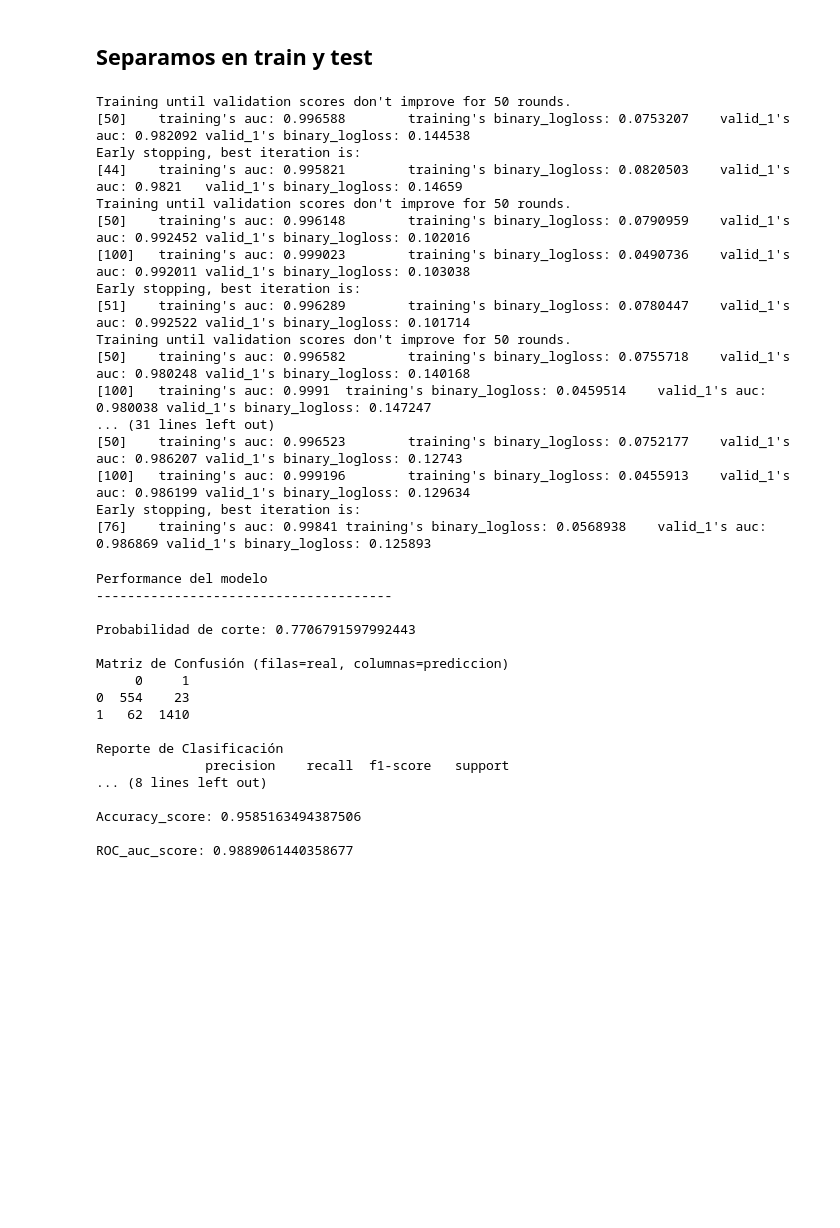
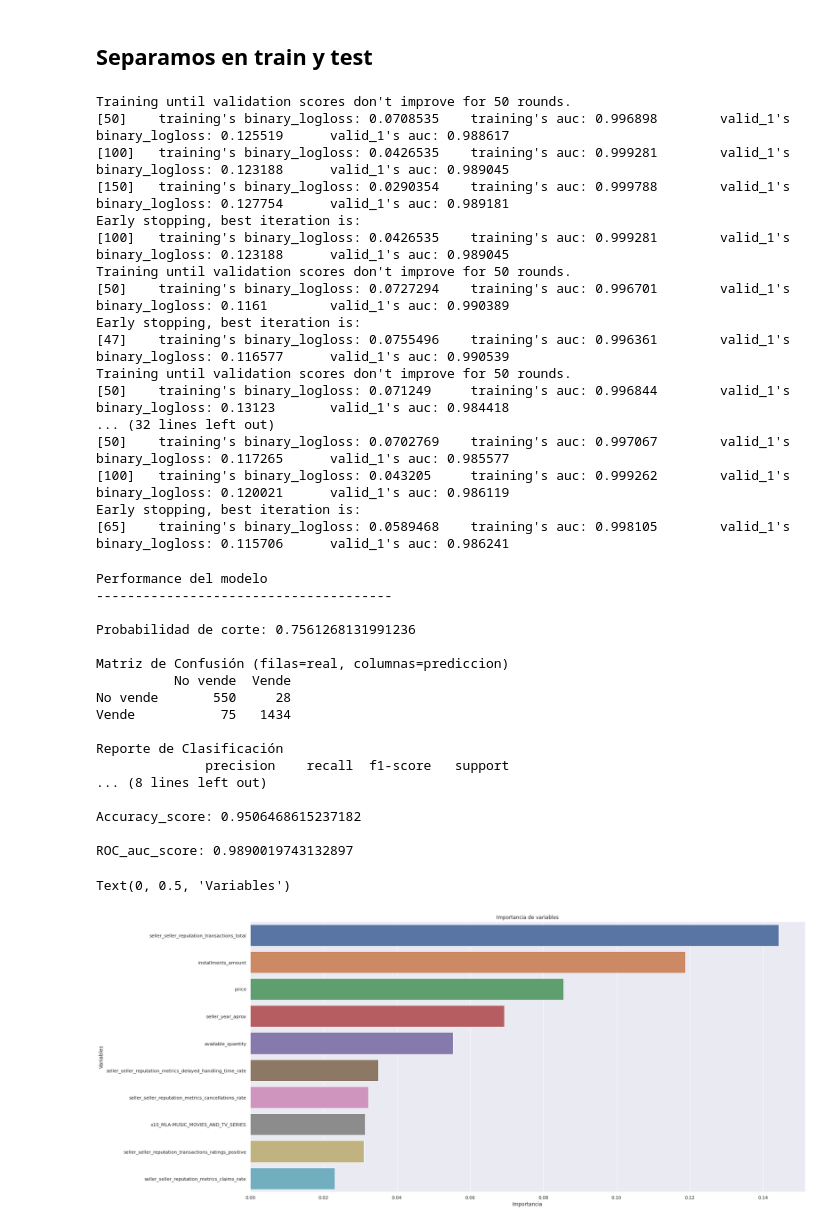
Before and after one commit to maxiuboldi/challenge_ml, a Jupyter notebook: model.ipynb, the cells around one changed output. Drawn from its saved outputs; the diff is of its cells as text; code cells hidden in the pictures; blank space fills up the shorter version.

```diff
--- a/model.ipynb
+++ b/model.ipynb
@@ -346,8 +352,8 @@ dtype: int64
 # %% [markdown]
 ## Separamos en train y test
 # %%
-train_data, test_data, train_target, test_target = train_test_split(data, target, test_size=TEST_SIZE,
-                                                                    random_state=SEED, stratify=target)
+train_data, test_data, train_target, test_target = train_test_split(data, target_bi, test_size=TEST_SIZE,
+                                                                    random_state=SEED, stratify=target_bi)
 # %%
 fi = []
 val_probs = []
@@ -358,10 +364,10 @@ for train_index, valid_index in StratifiedKFold(n_splits=K_FOLD, shuffle=True, r
                                                                                                         train_target):
     i += 1
     train_data_fold = train_data.iloc[train_index]
-    train_target_fold = train_target.loc[train_data.index].iloc[train_index]
+    train_target_fold = train_target[train_index]
 
     val_data_fold = train_data.iloc[valid_index]
-    val_target_fold = train_target.loc[train_data.index].iloc[valid_index]
+    val_target_fold = train_target[valid_index]
 
     learner = LGBMClassifier(n_estimators=10000, random_state=SEED, objective='binary')
     learner.fit(train_data_fold, train_target_fold, early_stopping_rounds=50, eval_metric="auc",
@@ -378,22 +384,22 @@ test_probs = pd.concat(test_probs, axis=1).mean(axis=1)
 fi = pd.concat(fi, axis=1).mean(axis=1).sort_values(ascending=False)
 # %% [output]
 Training until validation scores don't improve for 50 rounds.
-[50]    training's auc: 0.996588        training's binary_logloss: 0.0753207    valid_1's auc: 0.982092 valid_1's binary_logloss: 0.144538
+[50]    training's binary_logloss: 0.0708535    training's auc: 0.996898        valid_1's binary_logloss: 0.125519      valid_1's auc: 0.988617
+[100]   training's binary_logloss: 0.0426535    training's auc: 0.999281        valid_1's binary_logloss: 0.123188      valid_1's auc: 0.989045
+[150]   training's binary_logloss: 0.0290354    training's auc: 0.999788        valid_1's binary_logloss: 0.127754      valid_1's auc: 0.989181
 Early stopping, best iteration is:
-[44]    training's auc: 0.995821        training's binary_logloss: 0.0820503    valid_1's auc: 0.9821   valid_1's binary_logloss: 0.14659
+[100]   training's binary_logloss: 0.0426535    training's auc: 0.999281        valid_1's binary_logloss: 0.123188      valid_1's auc: 0.989045
 Training until validation scores don't improve for 50 rounds.
-[50]    training's auc: 0.996148        training's binary_logloss: 0.0790959    valid_1's auc: 0.992452 valid_1's binary_logloss: 0.102016
-[100]   training's auc: 0.999023        training's binary_logloss: 0.0490736    valid_1's auc: 0.992011 valid_1's binary_logloss: 0.103038
+[50]    training's binary_logloss: 0.0727294    training's auc: 0.996701        valid_1's binary_logloss: 0.1161        valid_1's auc: 0.990389
 Early stopping, best iteration is:
-[51]    training's auc: 0.996289        training's binary_logloss: 0.0780447    valid_1's auc: 0.992522 valid_1's binary_logloss: 0.101714
+[47]    training's binary_logloss: 0.0755496    training's auc: 0.996361        valid_1's binary_logloss: 0.116577      valid_1's auc: 0.990539
 Training until validation scores don't improve for 50 rounds.
-[50]    training's auc: 0.996582        training's binary_logloss: 0.0755718    valid_1's auc: 0.980248 valid_1's binary_logloss: 0.140168
-[100]   training's auc: 0.9991  training's binary_logloss: 0.0459514    valid_1's auc: 0.980038 valid_1's binary_logloss: 0.147247
-... (31 lines left out)
-[50]    training's auc: 0.996523        training's binary_logloss: 0.0752177    valid_1's auc: 0.986207 valid_1's binary_logloss: 0.12743
-[100]   training's auc: 0.999196        training's binary_logloss: 0.0455913    valid_1's auc: 0.986199 valid_1's binary_logloss: 0.129634
+[50]    training's binary_logloss: 0.071249     training's auc: 0.996844        valid_1's binary_logloss: 0.13123       valid_1's auc: 0.984418
+... (32 lines left out)
+[50]    training's binary_logloss: 0.0702769    training's auc: 0.997067        valid_1's binary_logloss: 0.117265      valid_1's auc: 0.985577
+[100]   training's binary_logloss: 0.043205     training's auc: 0.999262        valid_1's binary_logloss: 0.120021      valid_1's auc: 0.986119
 Early stopping, best iteration is:
-[76]    training's auc: 0.99841 training's binary_logloss: 0.0568938    valid_1's auc: 0.986869 valid_1's binary_logloss: 0.125893
+[65]    training's binary_logloss: 0.0589468    training's auc: 0.998105        valid_1's binary_logloss: 0.115706      valid_1's auc: 0.986241
 # %%
 def find_optimal_cutoff(true_label, prediction):
     """Encuentra la probabilidad de corte óptima para un problema de clasificación binaria basandose en la curva ROC"""
@@ -408,7 +414,7 @@ print("--------------------------------------")
 # predicción del resultado
 threshold = find_optimal_cutoff(test_target, test_probs)
 pred_target = pd.Series(np.where(test_probs > threshold[0], 1, 0), index=test_probs.index)
-conf_mat = pd.DataFrame(confusion_matrix(test_target, pred_target), columns=['0', '1'], index=['0', '1'])
+conf_mat = pd.DataFrame(confusion_matrix(test_target, pred_target), columns=num_clase, index=num_clase)
 print("\nProbabilidad de corte: {}".format(threshold[0]))
 print("\nMatriz de Confusión (filas=real, columnas=prediccion)")
 print(conf_mat)
@@ -420,17 +426,17 @@ print("\nROC_auc_score: {}\n".format(roc_auc_score(test_target, test_probs)))
 Performance del modelo
 --------------------------------------
 
-Probabilidad de corte: 0.7706791597992443
+Probabilidad de corte: 0.7561268131991236
 
 Matriz de Confusión (filas=real, columnas=prediccion)
-     0     1
-0  554    23
-1   62  1410
+          No vende  Vende
+No vende       550     28
+Vende           75   1434
 
 Reporte de Clasificación
               precision    recall  f1-score   support
 ... (8 lines left out)
 
-Accuracy_score: 0.9585163494387506
+Accuracy_score: 0.9506468615237182
 
-ROC_auc_score: 0.9889061440358677
+ROC_auc_score: 0.9890019743132897
@@ -438,0 +443,9 @@ ROC_auc_score: 0.9889061440358677
+# %%
+sns.barplot(x=fi.head(10), y=fi.head(10).index, orient='h')
+#Add chart labels
+plt.title('Importancia de variables')
+plt.xlabel('Importancia')
+plt.ylabel('Variables')
+# %% [output]
+Text(0, 0.5, 'Variables')
+[figure, added]
```
Also changed, not shown: parts of 11 cells of this notebook.
